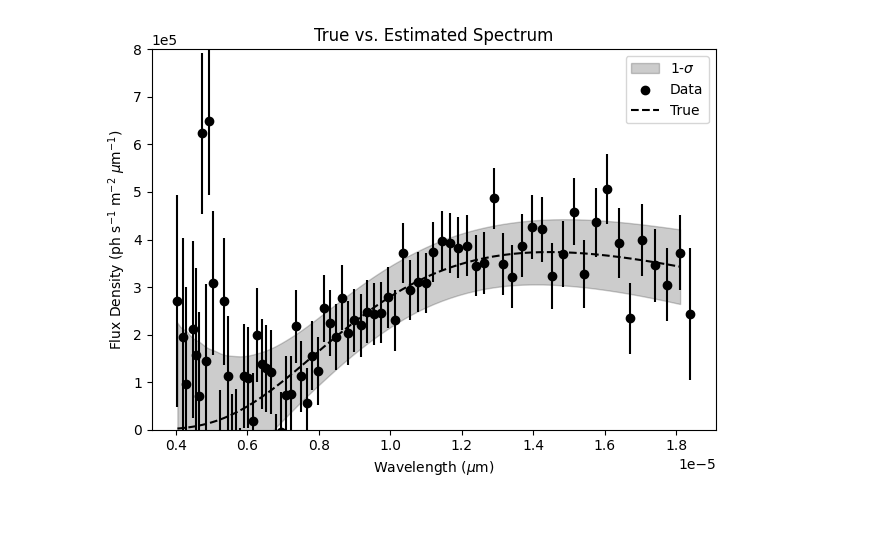
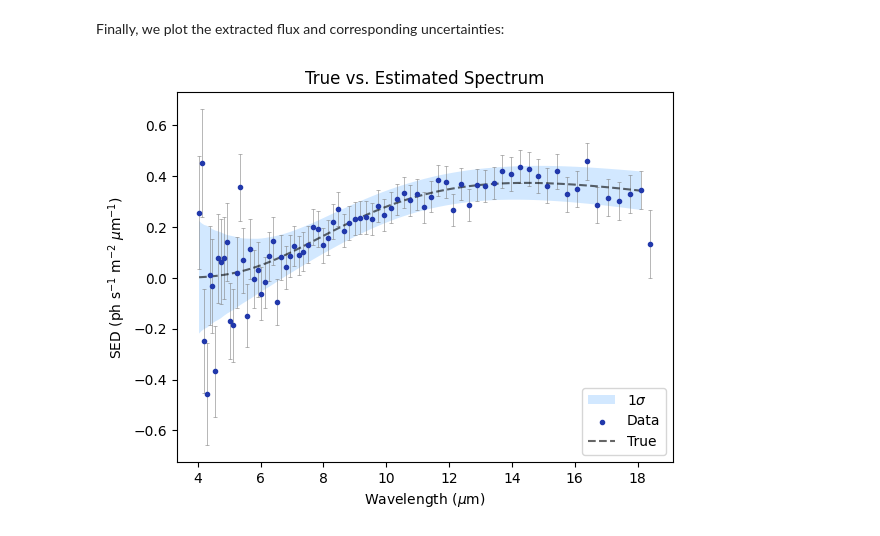
Before and after one commit to pahuber/LIFEsimMC, a Jupyter notebook: docs/tutorials/first_example.ipynb, the cells around one changed output. Drawn from its saved outputs; the diff is of its cells as text; code cells hidden in the pictures.

```diff
--- a/docs/tutorials/first_example.ipynb
+++ b/docs/tutorials/first_example.ipynb
@@ -22,5 +31,5 @@ from lifesimmc.core.pipeline import Pipeline
 pipeline = Pipeline(gpu_index=2, seed=None, grid_size=40)
 
 # Setup the simulation
-module = SetupModule(n_config_out='conf', configuration=Configuration(path=Path(r"../_static/config.py")))
+module = SetupModule(n_config_out='conf', configuration=Configuration(path=Path(r"../_static/config_first_example.py")))
 pipeline.add_module(module)
@@ -57,3 +48,6 @@ module = ZCAWhiteningCalibrationStarModule(
 # %%
-module = CorrelationMapModule(n_data_in='data', n_template_in='temp', n_image_out='imag_mf')
+module = TemplateGenerationModule(n_config_in='conf', n_template_out='temp', fov=1e-6)
 pipeline.add_module(module)
+
+module = CorrelationMapModule(n_data_in='data', n_template_in='temp', n_image_out='imag_corr')
+pipeline.add_module(module)
@@ -78,31 +92,43 @@ Done
+# %% [markdown]
+Finally, we plot the extracted flux and corresponding uncertainties:
 # %%
+# Get the initial (input) parameters so we can plot the input spectrum (spectral energy distribution; SED) as a reference
 params_init = pipeline.get_resource('params_init')
+sed_init = params_init.params[0].sed.cpu().numpy()[:-1]  # Convert to numpy array from a torch Tensor
+sed_init /= 1e6  # Convert to ph s-1 m-2 um-1
+wavelengths = params_init.params[
+    0].sed_wavelength_bin_centers.cpu().numpy()  # Convert to numpy array from a Torch tensor
+wavelengths *= 1e6  # Convert from m to um
+
+# Get the estimated parameters
 params_ml = pipeline.get_resource('params_ml')
+sed_estimated = params_ml.params[0].sed.cpu().numpy()
+sed_estimated /= 1e6  # Convert to ph s-1 m-2 um-1
+sed_err_low = params_ml.params[0].sed_err_low / 1e6
+sed_err_high = params_ml.params[0].sed_err_high / 1e6
 
-if params_ml is not None:
-    flux = params_ml.params[0].sed.cpu().numpy()
-    wl = params_ml.params[0].sed_wavelength_bin_centers.cpu().numpy()
-    err_low = params_ml.params[0].sed_err_low
-    err_high = params_ml.params[0].sed_err_high
-    flux_init = params_init.params[0].sed.cpu().numpy()[:-1]
-
-    if err_low is not None:
-        yerr = np.stack([err_low, err_high])
-        plt.errorbar(wl, flux, yerr=yerr, fmt=".k", capsize=0)
-        plt.fill_between(wl[:-1], np.array(flux_init) - np.array(err_low)[:-1],
-                         np.array(flux_init) + np.array(err_high)[:-1],
-                         color="k", alpha=0.2, label='1-$\sigma$')
-    plt.scatter(wl, flux, label='Data', color='black')
-    plt.plot(wl[:-1], flux_init, label='True', color='black', linestyle='dashed')
-    plt.title('True vs. Estimated Spectrum')
-    plt.xlabel('Wavelength ($\mu$m)')
-    plt.ylabel('Flux Density (ph s$^{-1}$ m$^{-2}$ $\mu$m$^{-1}$)')
-    plt.ticklabel_format(axis='y', style='sci', scilimits=(0, 0))
-    plt.legend()
-    plt.ylim(0e6, 0.8e6)
-    plt.tight_layout()
-    plt.savefig('spectrum.png', dpi=300)
-    plt.show()
-    plt.close()
+# Plot everything
+yerr = np.stack([sed_err_low, sed_err_high])
+plt.errorbar(wavelengths, sed_estimated, yerr=yerr, fmt='none', ecolor='gray', alpha=0.8, zorder=1,
+             capsize=1.5,
+             capthick=0.5, linewidth=0.5)
+plt.fill_between(
+    wavelengths[:-1],
+    np.array(sed_init) - np.array(sed_err_low)[:-1],
+    np.array(sed_init) + np.array(sed_err_high)[:-1],
+    color='dodgerblue',
+    edgecolor=None,
+    lw=0,
+    alpha=0.2,
+    label='1$\sigma$',
+    zorder=0
+)
+plt.scatter(wavelengths, sed_estimated, label='Data', color="xkcd:sapphire", zorder=2, marker='.')
+plt.plot(wavelengths[:-1], sed_init, label='True', linestyle='dashed', color='black', alpha=0.6, zorder=1)
+plt.title('True vs. Estimated Spectrum')
+plt.xlabel('Wavelength ($\mu$m)')
+plt.ylabel('SED (ph s$^{-1}$ m$^{-2}$ $\mu$m$^{-1}$)')
+plt.legend()
+plt.show()
 # %% [output]
-[figure, old version]
+[figure, new version]
```
Also changed, not shown: parts of 14 cells of this notebook, 6 other files.
